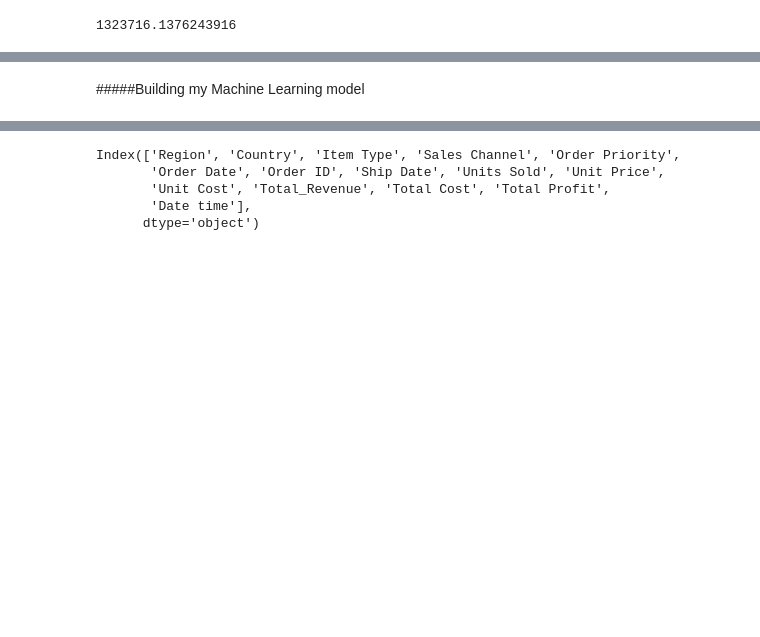
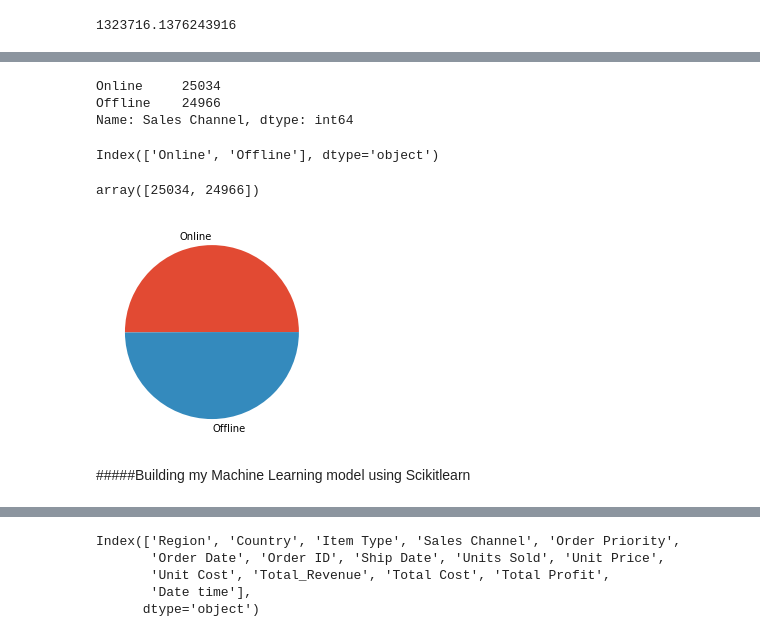
Before and after one commit to Oluphummie/Phummies-works, a Jupyter notebook: Tosin_Salako_Project_2.ipynb, the cells around one changed output, grey strips where cells are left out. Saved outputs shown, nothing was run; the diff lists cells and outputs as text; code cells hidden in the pictures; blank space fills up the shorter version.

```diff
--- a/Tosin_Salako_Project_2.ipynb
+++ b/Tosin_Salako_Project_2.ipynb
@@ -246,2 +233,23 @@ df['Total_Revenue'].plot(kind='area')
+# %%
+#Pie Chart to compare sales channel
+Platform = df['Sales Channel'].value_counts()
+Platform
+# %% [output]
+Online     25034
+Offline    24966
+Name: Sales Channel, dtype: int64
+# %%
+Platform.index
+# %% [output]
+Index(['Online', 'Offline'], dtype='object')
+# %%
+Platform.values
+# %% [output]
+array([25034, 24966])
+# %%
+plt.pie(x=Platform.values, labels=Platform.index)
+plt.show()
+# %% [output]
+[figure, added]
 # %% [markdown]
-#####Building my Machine Learning model
+#####Building my Machine Learning model using Scikitlearn
```
Also changed, not shown: parts of 11 cells of this notebook.
